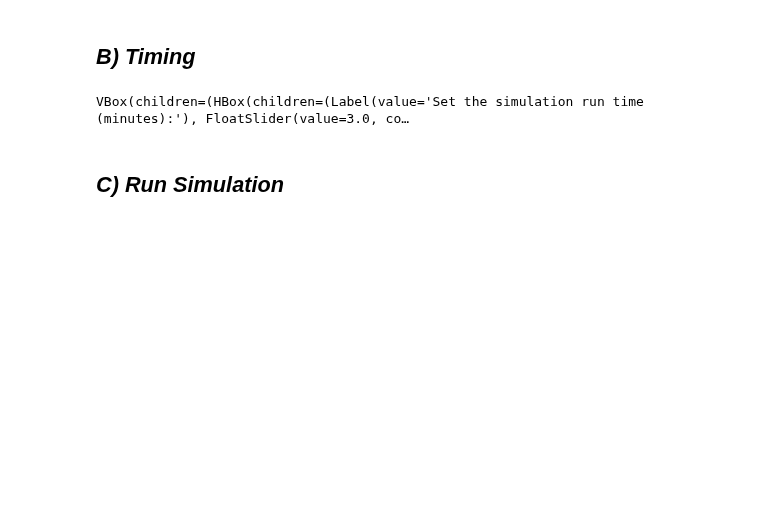
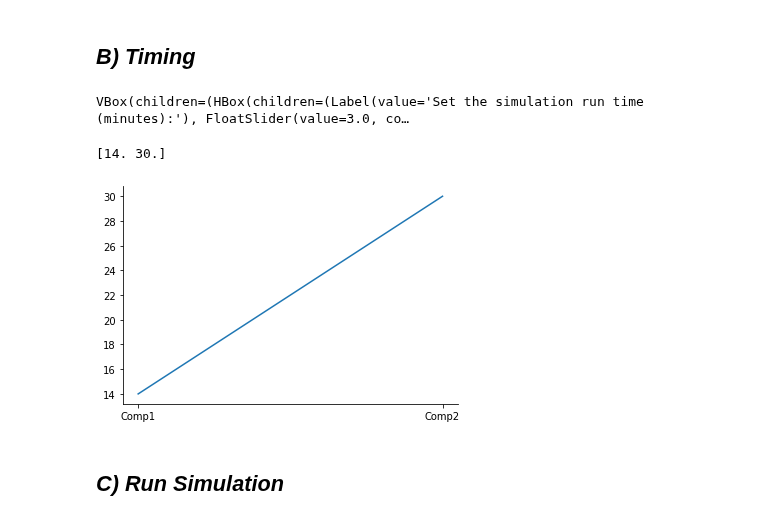
Before and after one commit to TrellixVulnTeam/MSc-Computational-Neuroscience-Repo_ZR8H, a Jupyter notebook: Multicompartment Trials/Multicompartment_Sim_V1.ipynb, the cells around one changed output. Drawn from its saved outputs; the diff is of its cells as text; code cells hidden in the pictures; blank space fills up the shorter version.

```diff
--- a/Multicompartment Trials/Multicompartment_Sim_V1.ipynb
+++ b/Multicompartment Trials/Multicompartment_Sim_V1.ipynb
@@ -264,33 +277,40 @@ sldr_total_t = widgets.FloatSlider(value=3, min=1, max=20, step=0.5, disabled=Fa
     readout=True, readout_format='.1f')
 HBox_total_t = widgets.HBox(children = [lbl_total_t,sldr_total_t])
 
 
 ### TIME STEP
 lbl_dt = widgets.Label(value="Set the simulation time step (milliseconds):")
 sldr_dt = widgets.FloatSlider(value=1, min=1, max=10, step=0.5, disabled=False, continuous_update=False, orientation='horizontal',
     readout=True, readout_format='.1f')
 HBox_dt = widgets.HBox(children = [lbl_dt,sldr_dt])
 
 dt= sldr_dt.value*1e-3 # 1ms time steps
 total_t= sldr_total_t.value *60 #s
 
 
 t_arr = [0]
 
 
 vbox_t = widgets.VBox([HBox_total_t,HBox_dt], layout=Layout(border='solid'))
 
 
 
 
 
 display(vbox_t)
 
 #print("Set total simulation time (minutes):")
 
 #print("Set time step (milliseconds):")
+print(df_sim.loc['Na_i'].values*1e3)
+F1_1 = g.graph()
+F1_1.set_x_axis(df_sim.columns,"Compartments")
+F1_1.set_y_axis(df_sim.loc['Na_i'].values*1e3, "Voltage (mv)")
+F1_1.plot_it()
 # %% [output]
 VBox(children=(HBox(children=(Label(value='Set the simulation run time (minutes):'), FloatSlider(value=3.0, co…
+[14. 30.]
+[figure, added]
 # %% [markdown]
 ## *C) Run Simulation*
 # %%
```
Also changed, not shown: parts of 11 cells of this notebook, 2 other files.
